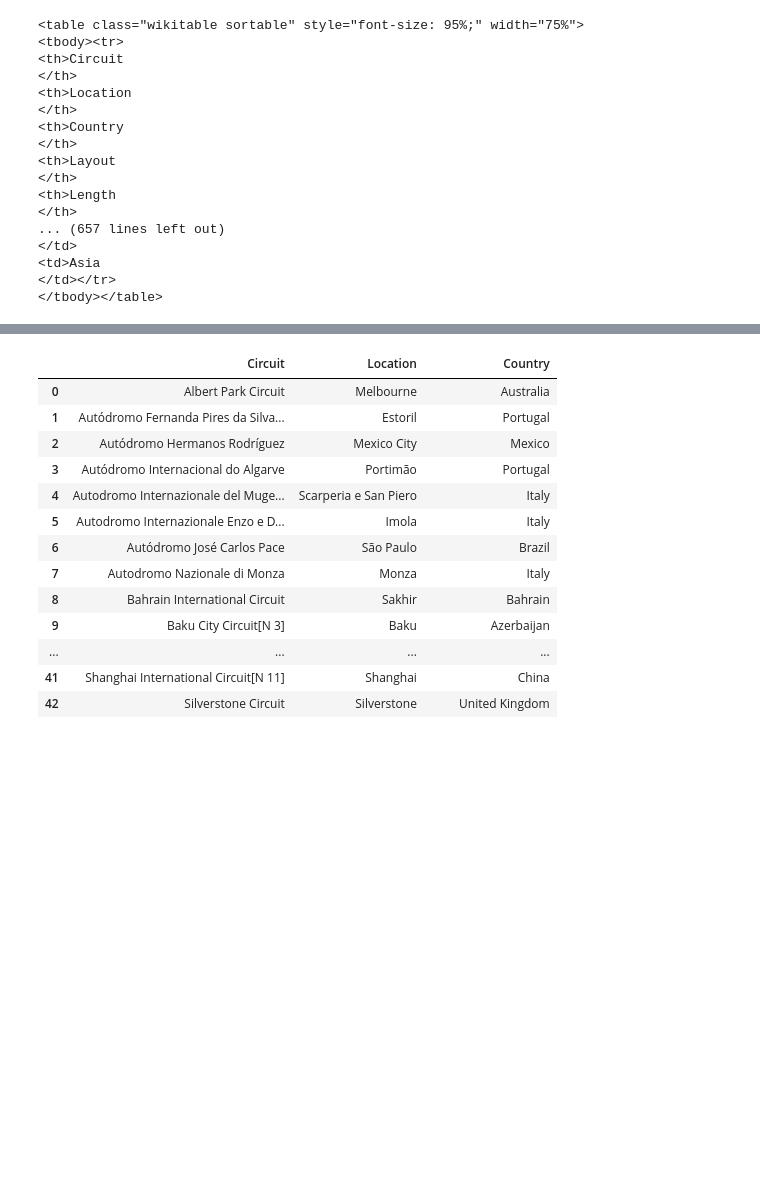
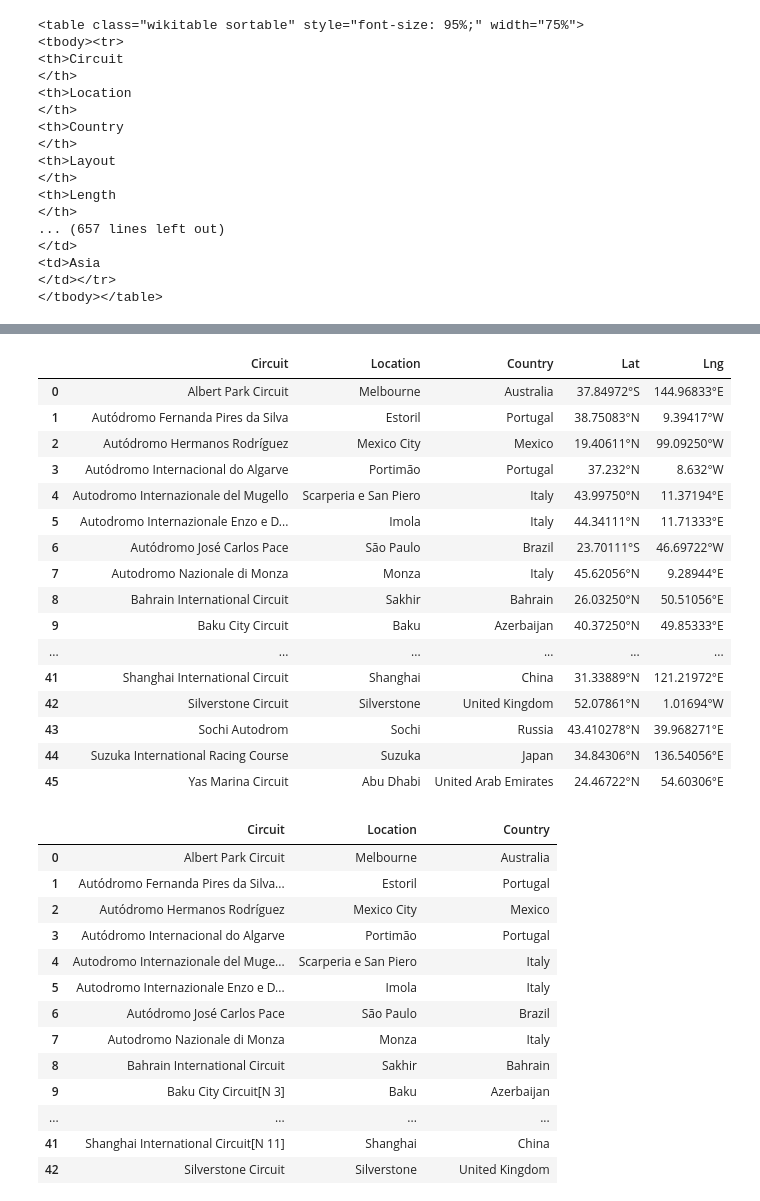
Before and after one commit to MitchellGleason/F1-Data-Analysis--Wet-Races, a Jupyter notebook: hist_weather_data.ipynb, the cells around one changed output, grey strips where cells are left out. Drawn from its saved outputs; the diff is of its cells as text; code cells hidden in the pictures; blank space fills up the shorter version.

```diff
--- a/hist_weather_data.ipynb
+++ b/hist_weather_data.ipynb
@@ -67,0 +87,40 @@ fia_grade_one_circuits = df.drop(columns=['Layout', 'Length', 'Continent'])
+# %%
+#Use get_coordinates function to get coordinates for each circuit
+coordinates = []
+for circuit in fia_grade_one_circuits['Circuit']:
+    coordinates.append(get_coordinates(circuit))
+# %%
+#Clean the coordinates list
+for i in coordinates:
+    if i == None:
+        i = np.nan
+    else:
+        coordinates[coordinates.index(i)] = i.text
+    i = (re.search('>(.*)<', str(i)))
+# %%
+#Add coordinates to dataframe
+fia_grade_one_circuits['coordinates'] = coordinates
+# %%
+#Split coordinates into latitude and longitude
+fia_grade_one_circuits[['Lat', 'Lng']] = fia_grade_one_circuits.coordinates.str.split(" ", expand=True)
+fia_grade_one_circuits.drop(columns=['coordinates'], inplace=True)
+# %%
+fia_grade_one_circuits
+# %% [output]
+|  | Circuit | Location | Country | Lat | Lng |
+| 0 | Albert Park Circuit | Melbourne | Australia | 37.84972°S | 144.96833°E |
+| 1 | Autódromo Fernanda Pires da Silva | Estoril | Portugal | 38.75083°N | 9.39417°W |
+| 2 | Autódromo Hermanos Rodríguez | Mexico City | Mexico | 19.40611°N | 99.09250°W |
+| 3 | Autódromo Internacional do Algarve | Portimão | Portugal | 37.232°N | 8.632°W |
+| 4 | Autodromo Internazionale del Mugello | Scarperia e San Piero | Italy | 43.99750°N | 11.37194°E |
+| 5 | Autodromo Internazionale Enzo e D... | Imola | Italy | 44.34111°N | 11.71333°E |
+| 6 | Autódromo José Carlos Pace | São Paulo | Brazil | 23.70111°S | 46.69722°W |
+| 7 | Autodromo Nazionale di Monza | Monza | Italy | 45.62056°N | 9.28944°E |
+| 8 | Bahrain International Circuit | Sakhir | Bahrain | 26.03250°N | 50.51056°E |
+| 9 | Baku City Circuit | Baku | Azerbaijan | 40.37250°N | 49.85333°E |
+| ... | ... | ... | ... | ... | ... |
+| 41 | Shanghai International Circuit | Shanghai | China | 31.33889°N | 121.21972°E |
+| 42 | Silverstone Circuit | Silverstone | United Kingdom | 52.07861°N | 1.01694°W |
+| 43 | Sochi Autodrom | Sochi | Russia | 43.410278°N | 39.968271°E |
+| 44 | Suzuka International Racing Course | Suzuka | Japan | 34.84306°N | 136.54056°E |
+| 45 | Yas Marina Circuit | Abu Dhabi | United Arab Emirates | 24.46722°N | 54.60306°E |
```
Also changed, not shown: parts of 6 cells of this notebook.
